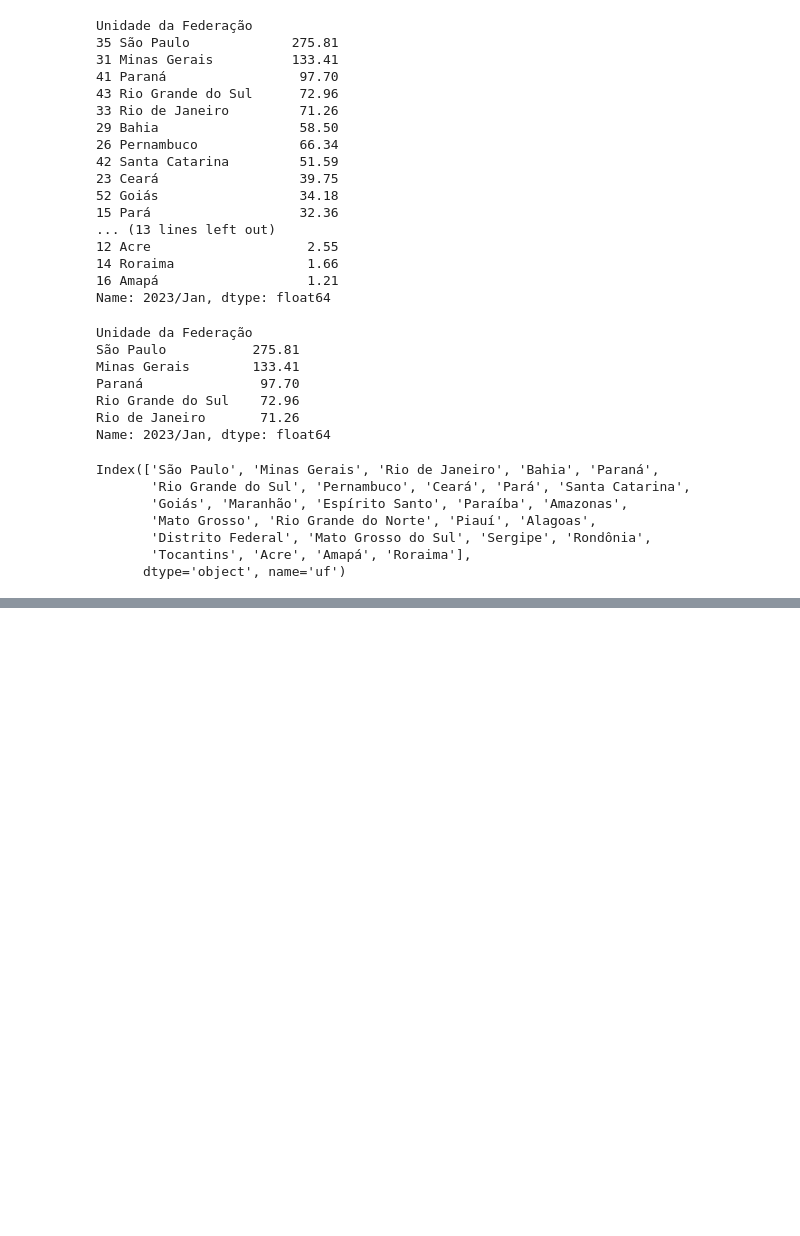
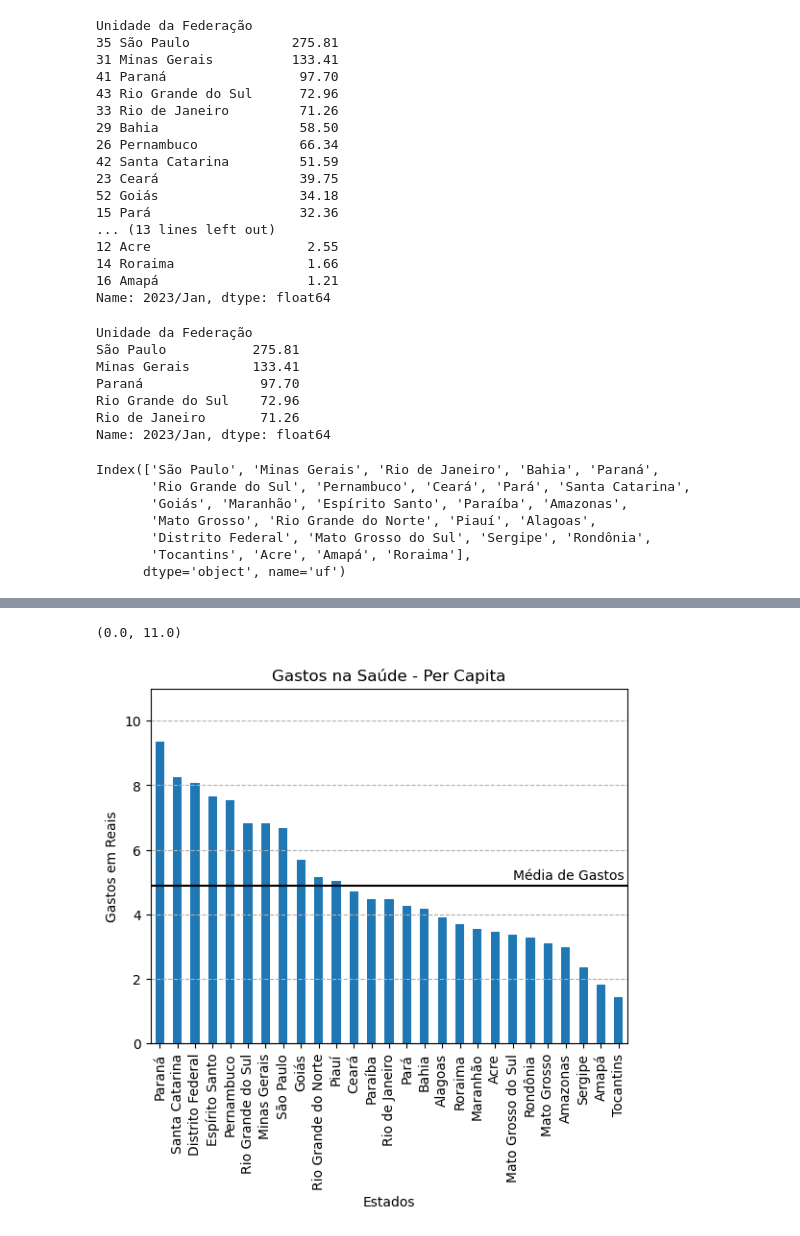
Before and after one commit to polizelr/pos_data_analytics_fiap, a Jupyter notebook: Fase 1 - Data analysis and exploration/Visualização de dados/Produção_Hospitalar_v2.ipynb, the cells around one changed output, grey strips where cells are left out. Cells and saved outputs as stored; diff of their text form; code cells hidden in the pictures; blank space fills up the shorter version.

```diff
--- a/Fase 1 - Data analysis and exploration/Visualização de dados/Produção_Hospitalar_v2.ipynb
+++ b/Fase 1 - Data analysis and exploration/Visualização de dados/Produção_Hospitalar_v2.ipynb
@@ -977,0 +985,3 @@ populacao.join(gastos_do_mais_recente)
+# %%
+gastos_e_populacao_ordenado_per_capita= gastos_e_populacao.sort_values(by='gastos_per_capita', ascending=False)
+gastos_e_populacao_ordenado_per_capita.head()
@@ -977,0 +996,12 @@ populacao.join(gastos_do_mais_recente)
+# %%
+ax = gastos_e_populacao_ordenado_per_capita["gastos_per_capita"].plot(kind="bar")
+ax.set_title("Gastos na Saúde - Per Capita")
+ax.set_xlabel("Estados")
+ax.set_ylabel("Gastos em Reais")
+plt.annotate(text="Média de Gastos", xy=(20, media_total_gastos + .2))
+plt.axhline(media_total_gastos, color='black')
+plt.grid(axis='y', linestyle = '--')
+plt.ylim(0, 11)
+# %% [output]
+(0.0, 11.0)
+[figure, added]
```
Also changed, not shown: parts of 35 cells of this notebook.
